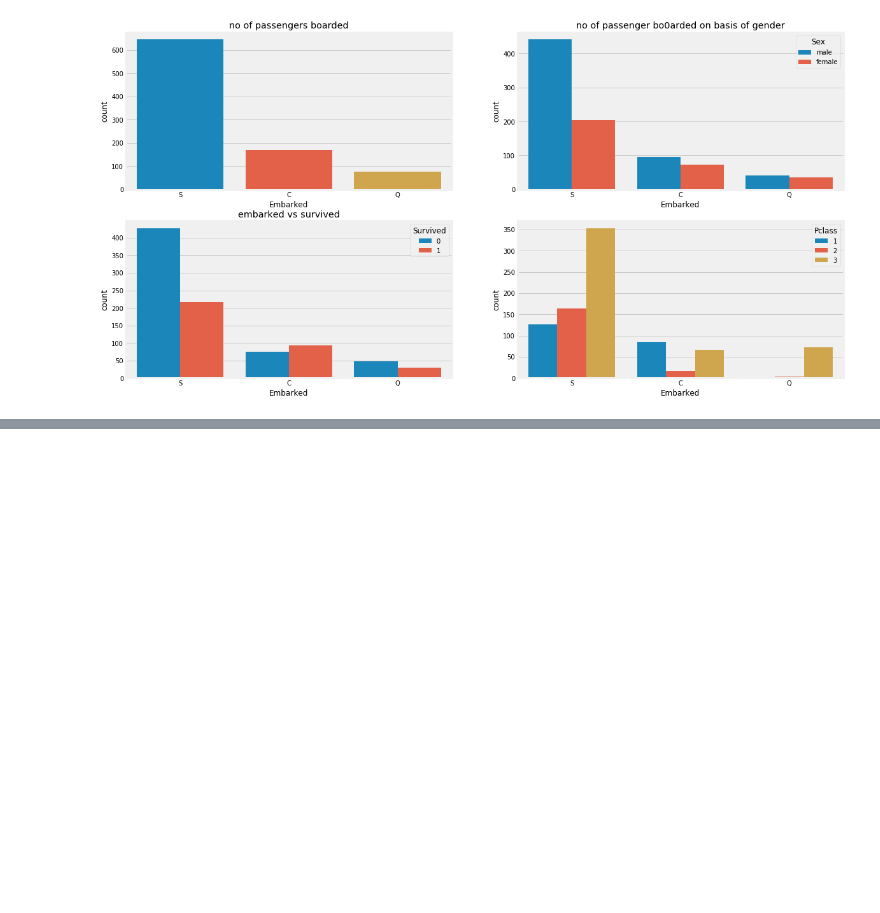
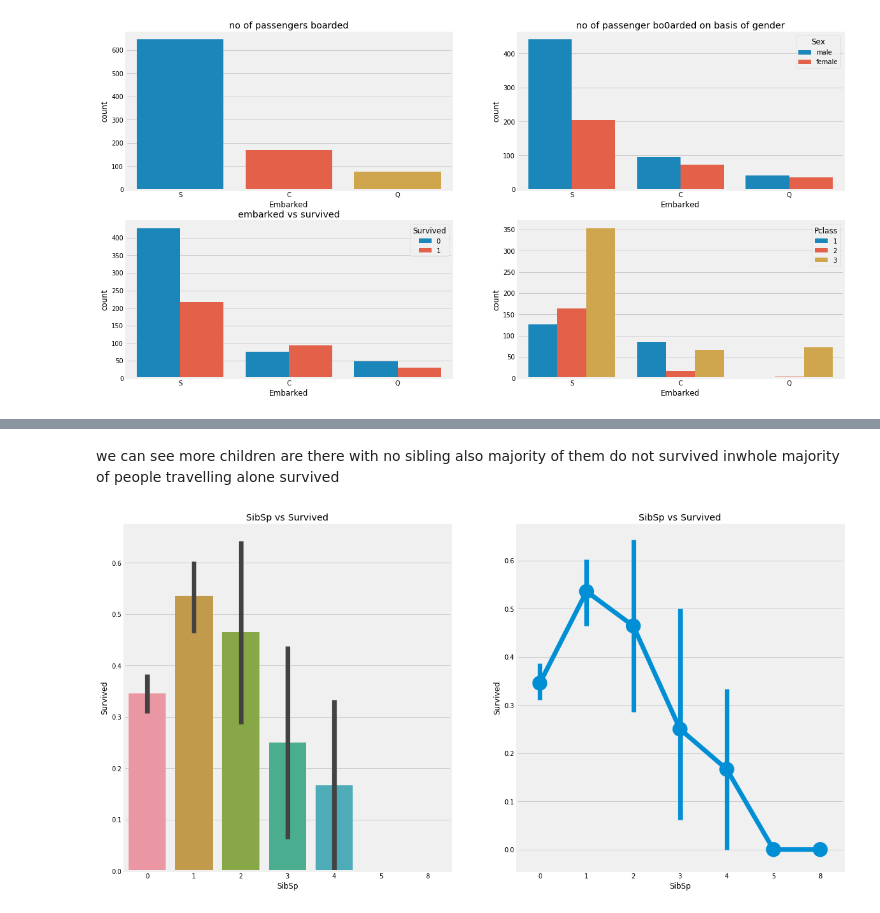
Before and after one commit to Ramitphi/kaggle-titanic-survived-analysis, a Jupyter notebook: titanic_cont.ipynb, the cells around one changed output, grey strips where cells are left out. Drawn from its saved outputs; the diff is of its cells as text; code cells hidden in the pictures; blank space fills up the shorter version.

```diff
--- a/titanic_cont.ipynb
+++ b/titanic_cont.ipynb
@@ -8,7 +8,7 @@ import warnings
 warnings.filterwarnings('ignore')
 %matplotlib inline
 # %%
-df=pd.read_csv('data/train.csv')
+df=pd.read_csv('E:/TRAIN.csv')
 # %%
 print('Oldest Passenger was of:',df['Age'].max(),'Years')
 print('Youngest Passenger was of:',df['Age'].min(),'Years')
@@ -127,0 +130,2 @@ sns.countplot('Embarked',hue='Pclass',ax=ax[1,1],data=df)
+# %%
+df['Embarked'].fillna('S',inplace=True)
@@ -127,0 +148,14 @@ sns.countplot('Embarked',hue='Pclass',ax=ax[1,1],data=df)
+# %% [markdown]
+we can see more children are there with no sibling
+also majority of them do not survived
+inwhole majority of people travelling alone survived
+# %%
+f,ax=plt.subplots(1,2,figsize=(18,10))
+sns.barplot('SibSp','Survived',data=df,ax=ax[0])
+ax[0].set_title("SibSp vs Survived")
+sns.factorplot('SibSp','Survived',data=df,ax=ax[1])
+ax[1].set_title("SibSp vs Survived")
+plt.close(2)
+plt.show()
+# %% [output]
+[figure, added]
```
Also changed, not shown: parts of 8 cells of this notebook.
